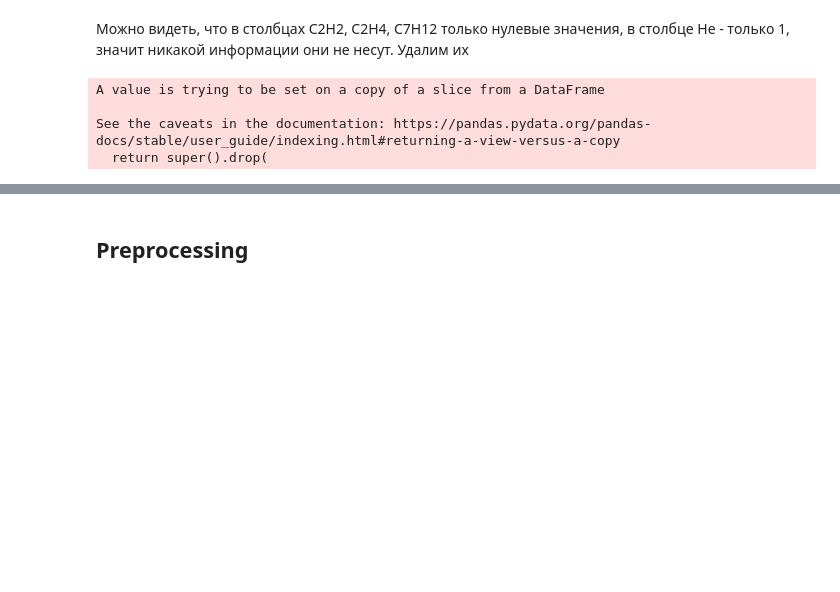
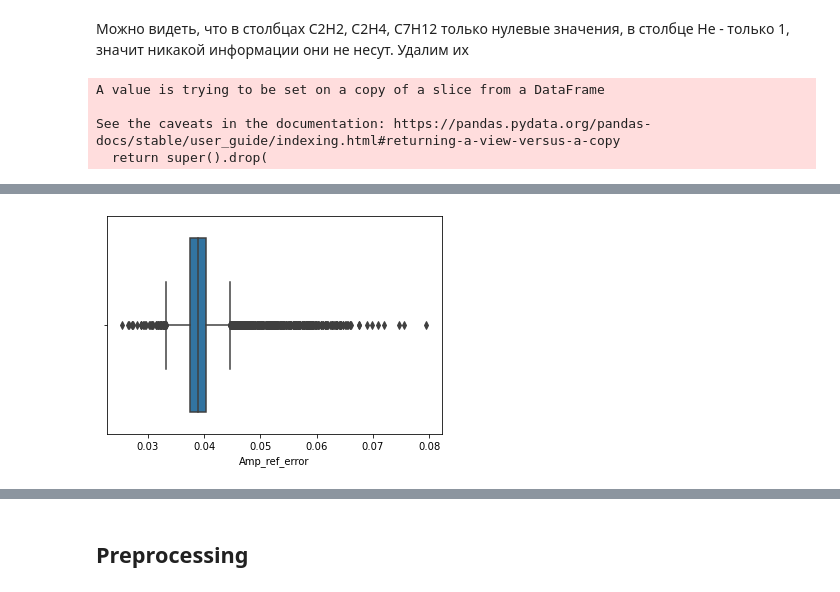
Before and after one commit to Vitaliy1234/fuzzy_project, a Jupyter notebook: Preprocessing.ipynb, the cells around one changed output, grey strips where cells are left out. Cells and saved outputs as stored; diff of their text form; code cells hidden in the pictures; blank space fills up the shorter version.

```diff
--- a/Preprocessing.ipynb
+++ b/Preprocessing.ipynb
@@ -63,0 +112,5 @@ data_no_spectr.head()
+# %%
+sns.boxplot(data_no_spectr['Amp_ref_error'])
+plt.show()
+# %% [output]
+[figure, added]
```
Also changed, not shown: parts of 46 cells of this notebook.
